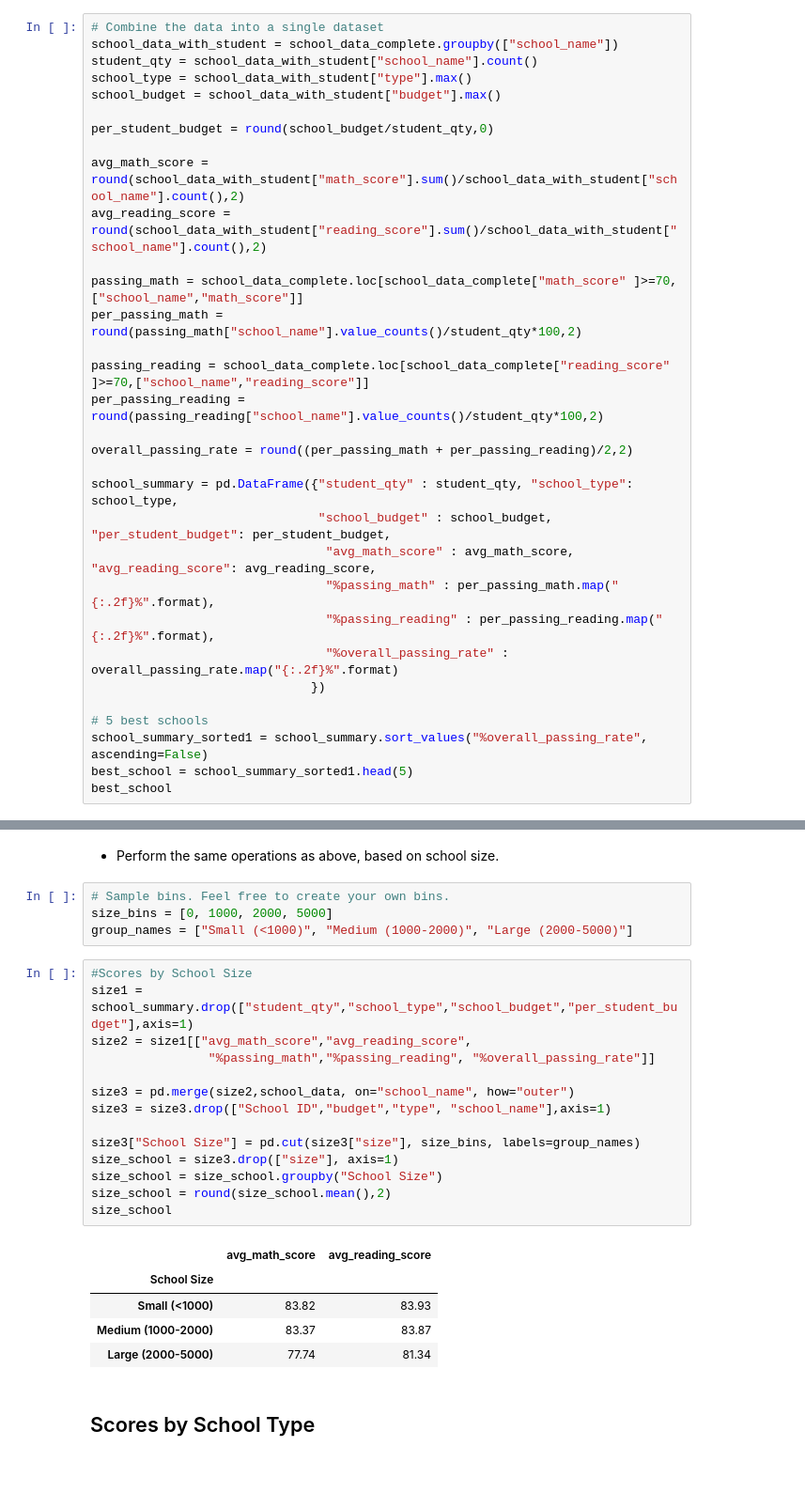
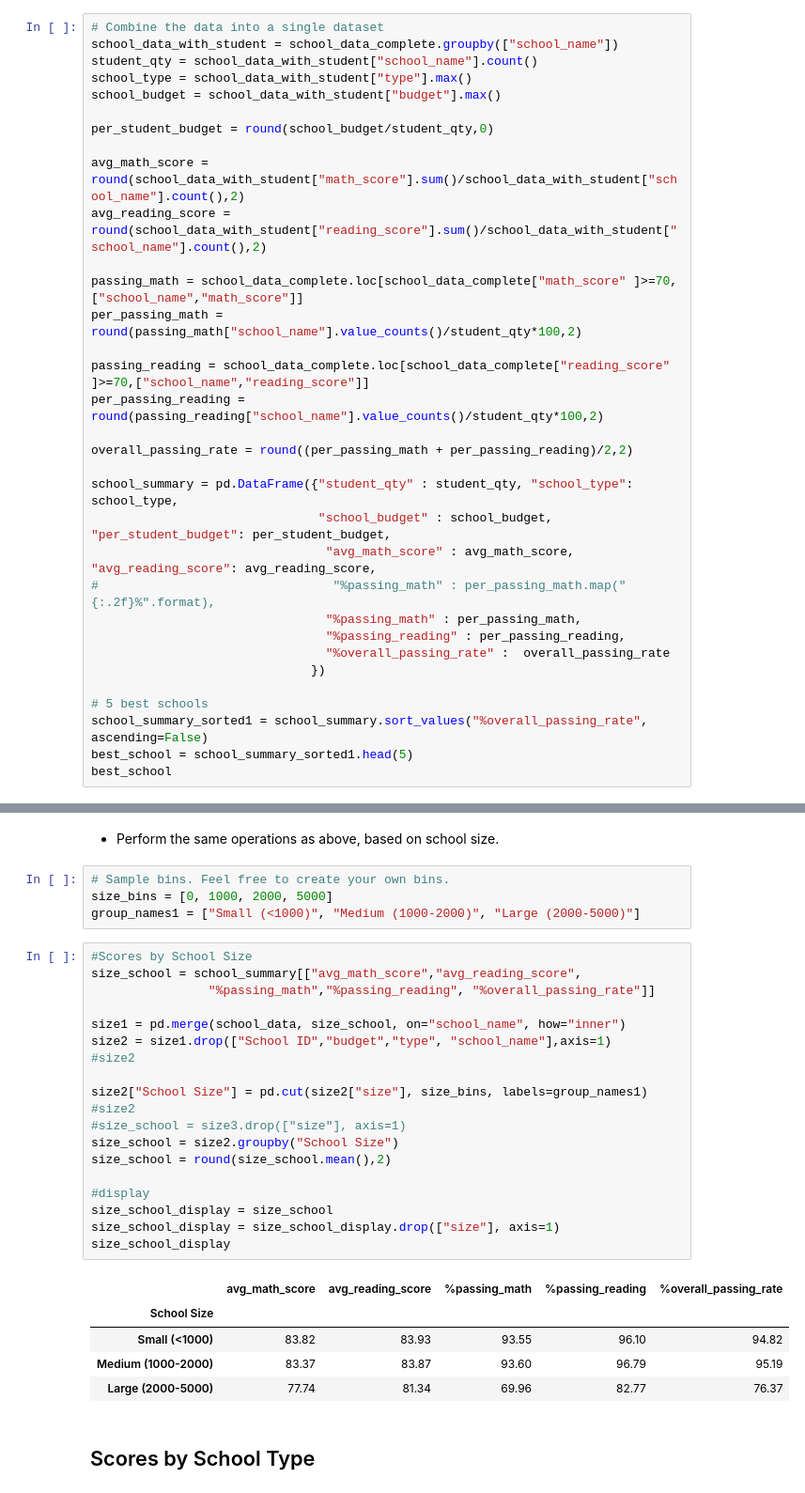
Before and after one commit to klhi3/pandas-challenge, a Jupyter notebook: PyCitySchools_starter.ipynb, the cells around one changed output, grey strips where cells are left out. Shown at 94% size. Drawn from its saved outputs; the diff is of its cells as text.

```diff
--- a/PyCitySchools_starter.ipynb
+++ b/PyCitySchools_starter.ipynb
@@ -114,9 +114,10 @@ overall_passing_rate = round((per_passing_math + per_passing_reading)/2,2)
 school_summary = pd.DataFrame({"student_qty" : student_qty, "school_type": school_type,
                                "school_budget" : school_budget, "per_student_budget": per_student_budget,
                                 "avg_math_score" : avg_math_score, "avg_reading_score": avg_reading_score,
-                                "%passing_math" : per_passing_math.map("{:.2f}%".format),
-                                "%passing_reading" : per_passing_reading.map("{:.2f}%".format),
-                                "%overall_passing_rate" :  overall_passing_rate.map("{:.2f}%".format)
+#                                "%passing_math" : per_passing_math.map("{:.2f}%".format),
+                                "%passing_math" : per_passing_math,
+                                "%passing_reading" : per_passing_reading,
+                                "%overall_passing_rate" :  overall_passing_rate
                               })
 
 # 5 best schools
@@ -291,27 +293,32 @@ budgett
 # %%
 # Sample bins. Feel free to create your own bins.
 size_bins = [0, 1000, 2000, 5000]
-group_names = ["Small (<1000)", "Medium (1000-2000)", "Large (2000-5000)"]
+group_names1 = ["Small (<1000)", "Medium (1000-2000)", "Large (2000-5000)"]
 # %%
 #Scores by School Size
-size1 = school_summary.drop(["student_qty","school_type","school_budget","per_student_budget"],axis=1)
-size2 = size1[["avg_math_score","avg_reading_score",
+size_school = school_summary[["avg_math_score","avg_reading_score",
                 "%passing_math","%passing_reading", "%overall_passing_rate"]]
 
-size3 = pd.merge(size2,school_data, on="school_name", how="outer")
-size3 = size3.drop(["School ID","budget","type", "school_name"],axis=1)
+size1 = pd.merge(school_data, size_school, on="school_name", how="inner")
+size2 = size1.drop(["School ID","budget","type", "school_name"],axis=1)
+#size2
 
-size3["School Size"] = pd.cut(size3["size"], size_bins, labels=group_names)
-size_school = size3.drop(["size"], axis=1)
-size_school = size_school.groupby("School Size")
+size2["School Size"] = pd.cut(size2["size"], size_bins, labels=group_names1)
+#size2
+#size_school = size3.drop(["size"], axis=1)
+size_school = size2.groupby("School Size")
 size_school = round(size_school.mean(),2)
-size_school
+
+#display
+size_school_display = size_school
+size_school_display = size_school_display.drop(["size"], axis=1)
+size_school_display
 # %% [output]
-|  | avg_math_score | avg_reading_score |
-| School Size |  |  |
-| Small (<1000) | 83.82 | 83.93 |
-| Medium (1000-2000) | 83.37 | 83.87 |
-| Large (2000-5000) | 77.74 | 81.34 |
+|  | avg_math_score | avg_reading_score | %passing_math | %passing_reading | %overall_passing_rate |
+| School Size |  |  |  |  |  |
+| Small (<1000) | 83.82 | 83.93 | 93.55 | 96.10 | 94.82 |
+| Medium (1000-2000) | 83.37 | 83.87 | 93.60 | 96.79 | 95.19 |
+| Large (2000-5000) | 77.74 | 81.34 | 69.96 | 82.77 | 76.37 |
 # %% [markdown]
 ## Scores by School Type
 # %% [markdown]
```
Also changed, not shown: parts of 2 cells of this notebook.
